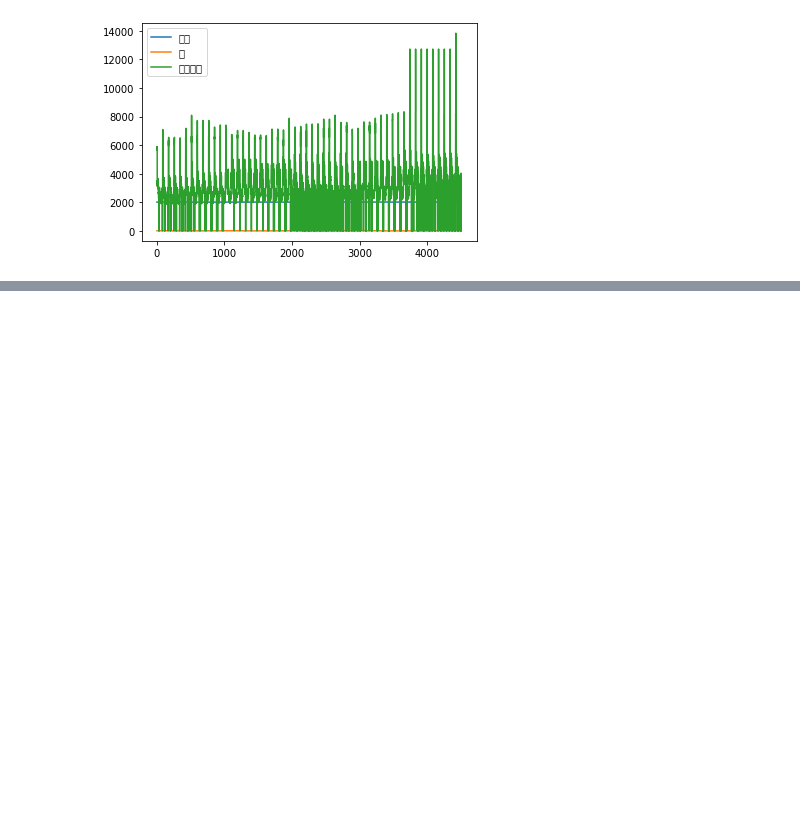
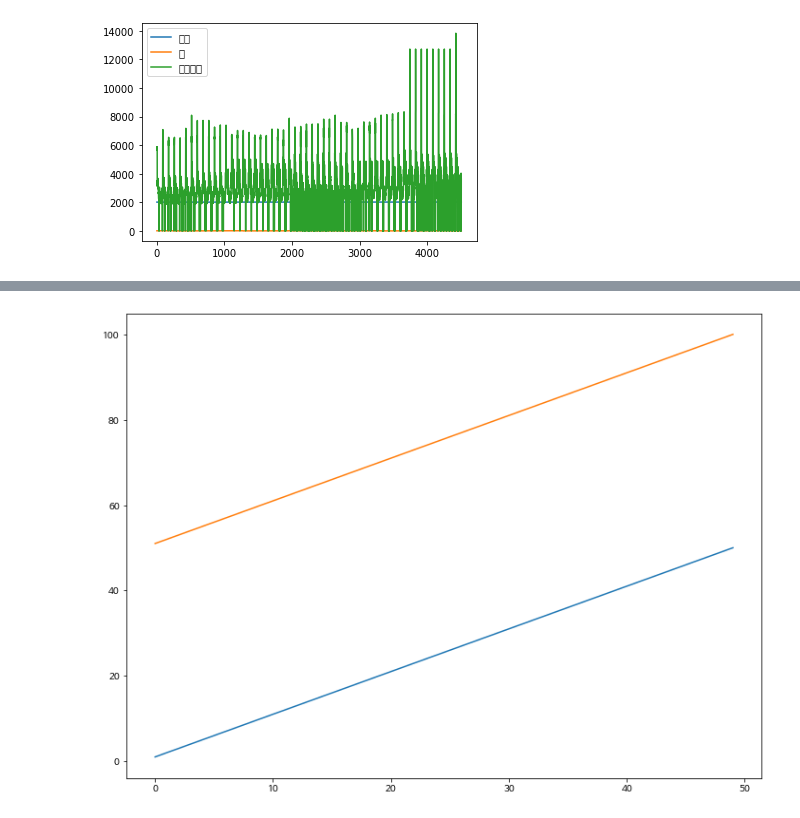
Before and after one commit to jeungsengho/python_6month, a Jupyter notebook: 4_matplotlib_모듈.ipynb, the cells around one changed output, grey strips where cells are left out. Saved outputs shown, nothing was run; the diff lists cells and outputs as text; code cells hidden in the pictures; blank space fills up the shorter version.

```diff
--- a/4_matplotlib_모듈.ipynb
+++ b/4_matplotlib_모듈.ipynb
@@ -69,0 +90,10 @@ df.plot()
+# %%
+data1 = np.arange(1, 51)
+plt.plot(data1)
+
+data2 = np.arange(51, 101)
+plt.plot(data2)
+
+plt.show()
+# %% [output]
+[figure, added]
```
Also changed, not shown: parts of 4 cells of this notebook.
